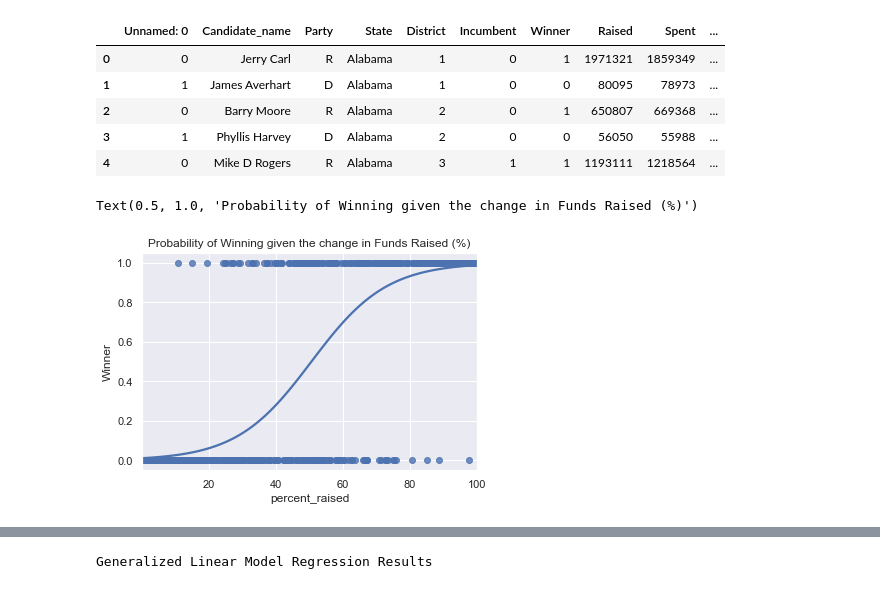
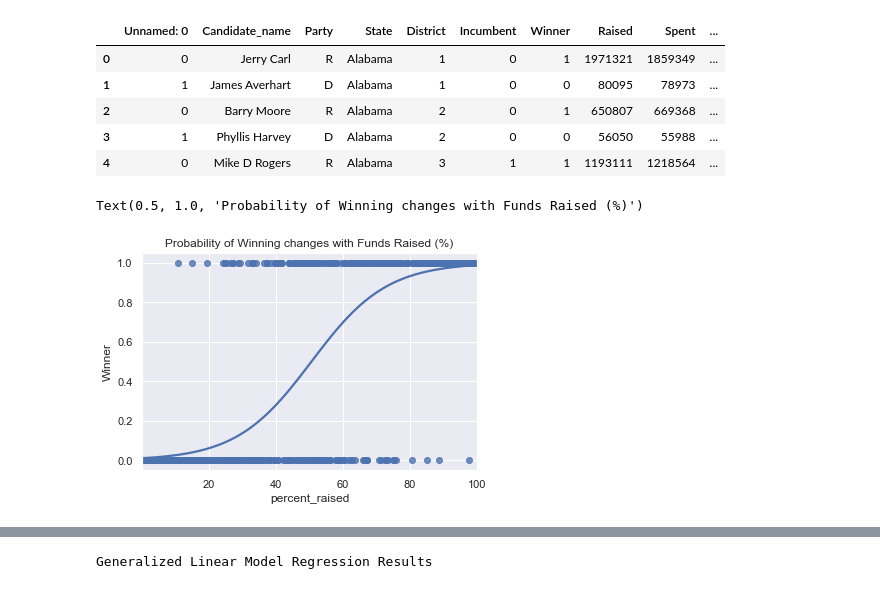
Before and after one commit to nss-data-science-cohort-5/webscraping_open_secrets-silver-ish-sharks, a Jupyter notebook: data_analysis.ipynb, the cells around one changed output, grey strips where cells are left out. Cells and saved outputs as stored; diff of their text form; code cells hidden in the pictures.

```diff
--- a/data_analysis.ipynb
+++ b/data_analysis.ipynb
@@ -28,12 +19,12 @@ election_results.head()
 # %%
 #fit a logistic regression to visualise how the probability of winning changes with changes in the %of funds raised
 sns.set_theme(color_codes=True)
 sns.regplot(x='percent_raised', y='Winner',
             data=election_results,
             logistic=True,
             ci=None);
-plt.title('Probability of Winning given the change in Funds Raised (%)')
+plt.title('Probability of Winning changes with Funds Raised (%)')
 # %% [output]
-Text(0.5, 1.0, 'Probability of Winning given the change in Funds Raised (%)')
+Text(0.5, 1.0, 'Probability of Winning changes with Funds Raised (%)')
-[figure, old version]
+[figure, new version]
 # %%
```
Also changed, not shown: parts of 31 cells of this notebook.
